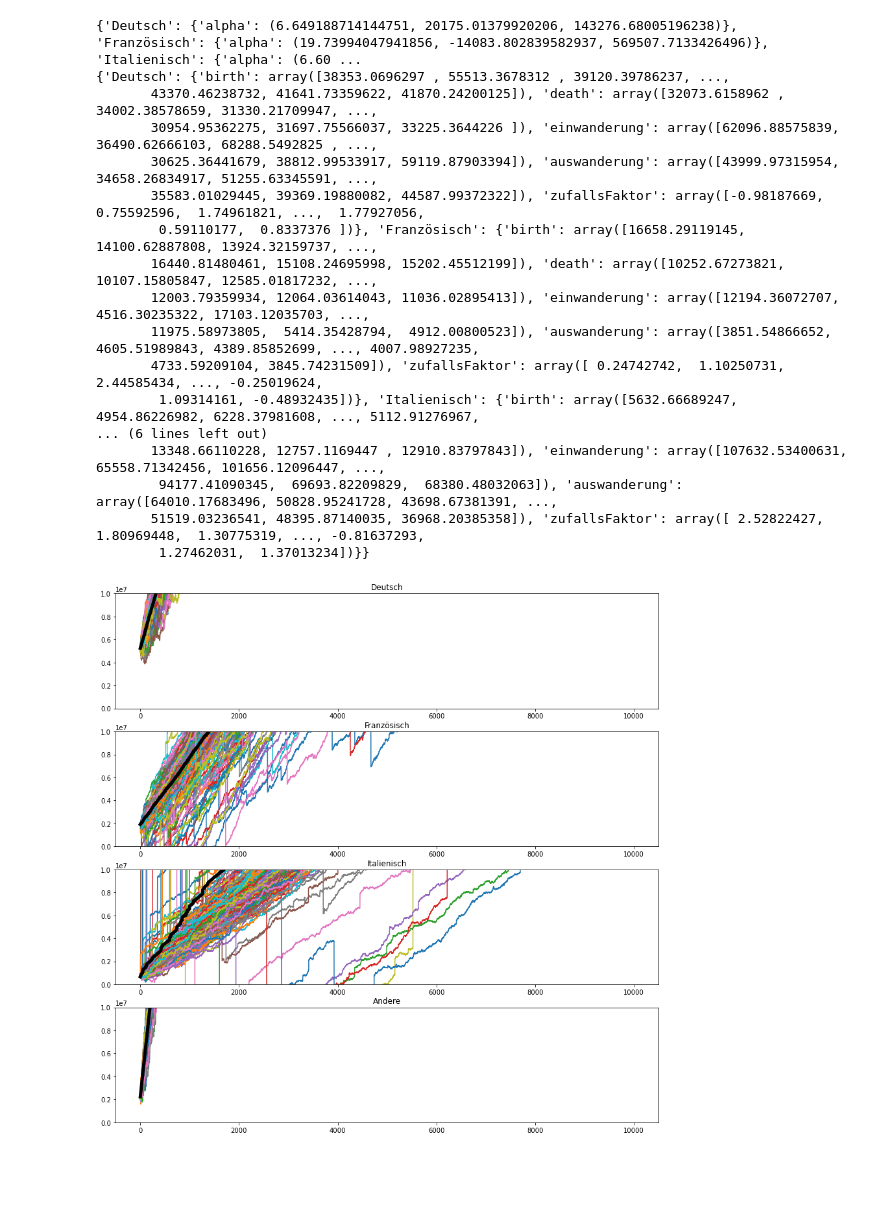
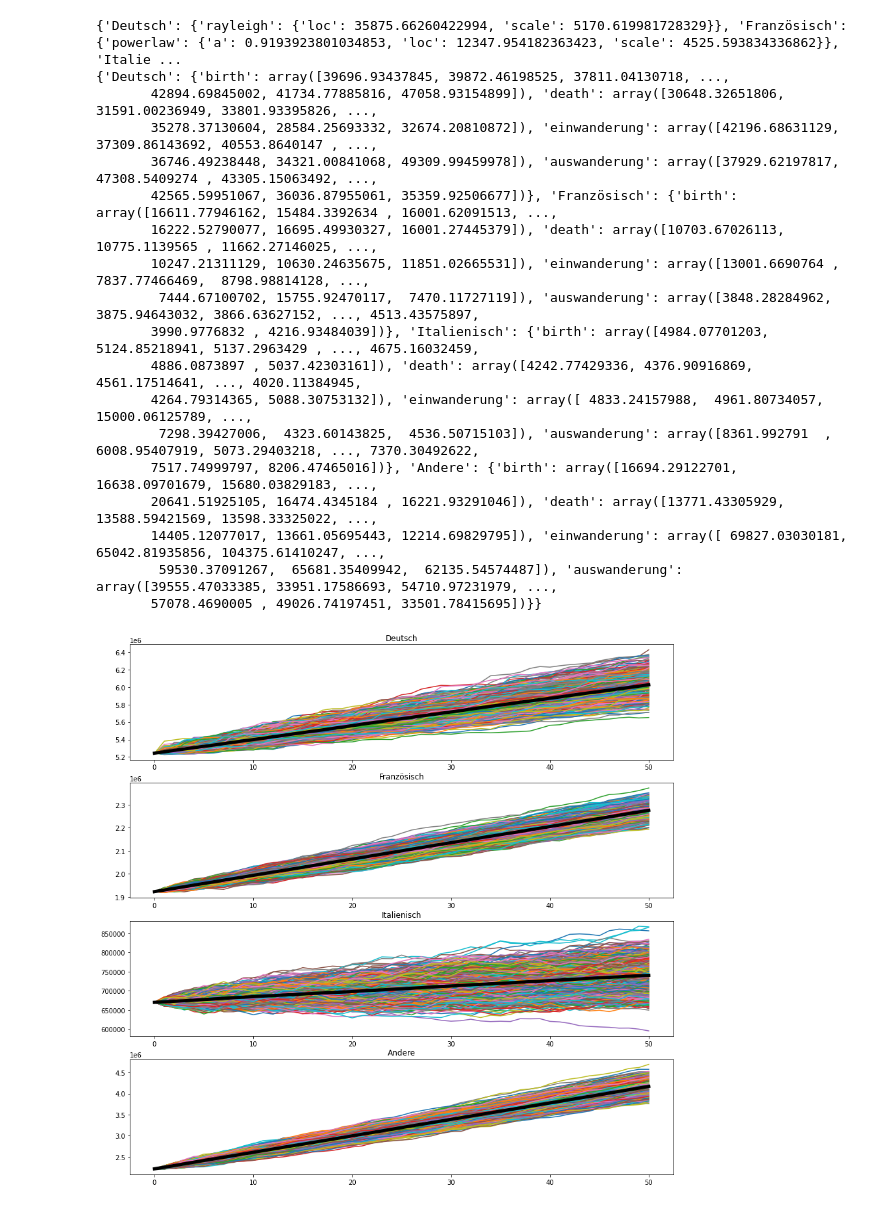
Before and after one commit to nicolarohner1337/omc-WER, a Jupyter notebook: Code/simulation.ipynb, the cells around one changed output. Saved outputs shown, nothing was run; the diff lists cells and outputs as text; code cells hidden in the pictures; blank space fills up the shorter version.

Commit message:
fixed distribution

```diff
--- a/Code/simulation.ipynb
+++ b/Code/simulation.ipynb
@@ -39,39 +39,39 @@ for sprache in list(geburtenRate.keys()):
     lang_dict["death"] = generateDistribution(todesRaten[sprache])
     lang_dict["einwanderung"] = generateDistribution(einwanderung[sprache])
     lang_dict["auswanderung"] = generateDistribution(auswanderung[sprache])
-    lang_dict["zufallsFaktor"] = generateDistribution({"norm":{"loc": 1, "alpha":1}})
+    #lang_dict["zufallsFaktor"] = generateDistribution({"norm":{"loc": 1, "alpha":1}})
 
 
     distirbutionDict[sprache] = lang_dict
 
 print(distirbutionDict)
 # %% [output]
-{'Deutsch': {'alpha': (6.649188714144751, 20175.01379920206, 143276.68005196238)}, 'Französisch': {'alpha': (19.73994047941856, -14083.802839582937, 569507.7133426496)}, 'Italienisch': {'alpha': (6.60 ...
-{'Deutsch': {'birth': array([38353.0696297 , 55513.3678312 , 39120.39786237, ...,
-       43370.46238732, 41641.73359622, 41870.24200125]), 'death': array([32073.6158962 , 34002.38578659, 31330.21709947, ...,
-       30954.95362275, 31697.75566037, 33225.3644226 ]), 'einwanderung': array([62096.88575839, 36490.62666103, 68288.5492825 , ...,
-       30625.36441679, 38812.99533917, 59119.87903394]), 'auswanderung': array([43999.97315954, 34658.26834917, 51255.63345591, ...,
-       35583.01029445, 39369.19880082, 44587.99372322]), 'zufallsFaktor': array([-0.98187669,  0.75592596,  1.74961821, ...,  1.77927056,
-        0.59110177,  0.8337376 ])}, 'Französisch': {'birth': array([16658.29119145, 14100.62887808, 13924.32159737, ...,
-       16440.81480461, 15108.24695998, 15202.45512199]), 'death': array([10252.67273821, 10107.15805847, 12585.01817232, ...,
-       12003.79359934, 12064.03614043, 11036.02895413]), 'einwanderung': array([12194.36072707,  4516.30235322, 17103.12035703, ...,
-       11975.58973805,  5414.35428794,  4912.00800523]), 'auswanderung': array([3851.54866652, 4605.51989843, 4389.85852699, ..., 4007.98927235,
-       4733.59209104, 3845.74231509]), 'zufallsFaktor': array([ 0.24742742,  1.10250731,  2.44585434, ..., -0.25019624,
-        1.09314161, -0.48932435])}, 'Italienisch': {'birth': array([5632.66689247, 4954.86226982, 6228.37981608, ..., 5112.91276967,
-... (6 lines left out)
-       13348.66110228, 12757.1169447 , 12910.83797843]), 'einwanderung': array([107632.53400631,  65558.71342456, 101656.12096447, ...,
-        94177.41090345,  69693.82209829,  68380.48032063]), 'auswanderung': array([64010.17683496, 50828.95241728, 43698.67381391, ...,
-       51519.03236541, 48395.87140035, 36968.20385358]), 'zufallsFaktor': array([ 2.52822427,  1.80969448,  1.30775319, ..., -0.81637293,
-        1.27462031,  1.37013234])}}
+{'Deutsch': {'rayleigh': {'loc': 35875.66260422994, 'scale': 5170.619981728329}}, 'Französisch': {'powerlaw': {'a': 0.9193923801034853, 'loc': 12347.954182363423, 'scale': 4525.593834336862}}, 'Italie ...
+{'Deutsch': {'birth': array([39696.93437845, 39872.46198525, 37811.04130718, ...,
+       42894.69845002, 41734.77885816, 47058.93154899]), 'death': array([30648.32651806, 31591.00236949, 33801.93395826, ...,
+       35278.37130604, 28584.25693332, 32674.20810872]), 'einwanderung': array([42196.68631129, 37309.86143692, 40553.8640147 , ...,
+       36746.49238448, 34321.00841068, 49309.99459978]), 'auswanderung': array([37929.62197817, 47308.5409274 , 43305.15063492, ...,
+       42565.59951067, 36036.87955061, 35359.92506677])}, 'Französisch': {'birth': array([16611.77946162, 15484.3392634 , 16001.62091513, ...,
+       16222.52790077, 16695.49930327, 16001.27445379]), 'death': array([10703.67026113, 10775.1139565 , 11662.27146025, ...,
+       10247.21311129, 10630.24635675, 11851.02665531]), 'einwanderung': array([13001.6690764 ,  7837.77466469,  8798.98814128, ...,
+        7444.67100702, 15755.92470117,  7470.11727119]), 'auswanderung': array([3848.28284962, 3875.94643032, 3866.63627152, ..., 4513.43575897,
+       3990.9776832 , 4216.93484039])}, 'Italienisch': {'birth': array([4984.07701203, 5124.85218941, 5137.2963429 , ..., 4675.16032459,
+       4886.0873897 , 5037.42303161]), 'death': array([4242.77429336, 4376.90916869, 4561.17514641, ..., 4020.11384945,
+       4264.79314365, 5088.30753132]), 'einwanderung': array([ 4833.24157988,  4961.80734057, 15000.06125789, ...,
+        7298.39427006,  4323.60143825,  4536.50715103]), 'auswanderung': array([8361.992791  , 6008.95407919, 5073.29403218, ..., 7370.30492622,
+       7517.74999797, 8206.47465016])}, 'Andere': {'birth': array([16694.29122701, 16638.09701679, 15680.03829183, ...,
+       20641.51925105, 16474.4345184 , 16221.93291046]), 'death': array([13771.43305929, 13588.59421569, 13598.33325022, ...,
+       14405.12077017, 13661.05695443, 12214.69829795]), 'einwanderung': array([ 69827.03030181,  65042.81935856, 104375.61410247, ...,
+        59530.37091267,  65681.35409942,  62135.54574487]), 'auswanderung': array([39555.47033385, 33951.17586693, 54710.97231979, ...,
+       57078.4690005 , 49026.74197451, 33501.78415695])}}
 # %%
-startValue = 7000000
 
 def simulation(distirbutionDict,startValue,years=50,n=10):
     runs = []
     for i in range(n):
         valuesYear = [startValue]
         for year in range(2022,2022+years):
-            temp = random.choice(distirbutionDict["zufallsFaktor"]) * random.choice(distirbutionDict["birth"]) - random.choice(distirbutionDict["zufallsFaktor"]) * random.choice(distirbutionDict["death"]) + random.choice(distirbutionDict["zufallsFaktor"]) * random.choice(distirbutionDict["einwanderung"]) - random.choice(distirbutionDict["zufallsFaktor"]) * random.choice(distirbutionDict["auswanderung"])
+            temp =  random.choice(distirbutionDict["birth"]) - random.choice(distirbutionDict["death"]) +  random.choice(distirbutionDict["einwanderung"]) -   random.choice(distirbutionDict["auswanderung"])
             newValue = valuesYear[-1] + temp
             valuesYear.append(newValue)
         runs.append(np.array(valuesYear))
@@ -81,8 +81,8 @@ def simulation(distirbutionDict,startValue,years=50,n=10):
 def MeanOfSim(runs:np.array):
     return runs.mean(axis=0)
 
-n = 200
-years=10000
+n = 1000
+years=50
 Deutsch = simulation(distirbutionDict["Deutsch"],5243758,years=years,n=n)
 Französisch = simulation(distirbutionDict["Französisch"],1922946,years=years,n=n)
 Italienisch = simulation(distirbutionDict["Italienisch"],669870,years=years,n=n)
@@ -94,38 +94,38 @@ fig, ax = plt.subplots(4, 1, figsize=(15,15))
 for i in range(len(Deutsch)):
     ax[0].plot(Deutsch[i])
 
 ax[0].plot(MeanOfSim(Deutsch), color="black", linewidth=5)
 
-ax[0].set_ylim([0, 10000000])
+#ax[0].set_ylim([0, 10000000])
 ax[0].set_title("Deutsch")
 
 for i in range(len(Französisch)):
     ax[1].plot(Französisch[i])
 
 ax[1].plot(MeanOfSim(Französisch), color="black", linewidth=5)
 
-ax[1].set_ylim([0, 10000000])
+#ax[1].set_ylim([0, 10000000])
 ax[1].set_title("Französisch")
 
 for i in range(len(Italienisch)):
     ax[2].plot(Italienisch[i])
 
 ax[2].plot(MeanOfSim(Italienisch), color="black", linewidth=5)
 
-ax[2].set_ylim([0, 10000000])
+#ax[2].set_ylim([0, 10000000])
 ax[2].set_title("Italienisch")
 
 for i in range(len(Andere)):
     ax[3].plot(Andere[i])
 
 ax[3].plot(MeanOfSim(Andere), color="black", linewidth=5)
 
-ax[3].set_ylim([0, 10000000])
+#ax[3].set_ylim([0, 10000000])
 ax[3].set_title("Andere")
 
 plt.show()
 # %% [output]
-[figure, old version]
+[figure, new version]
 # %%
 #plot stacked area chart of all languages with plotly
 import plotly.graph_objects as go
```
Also changed, not shown: parts of 1 cell of this notebook, 8 other files.
